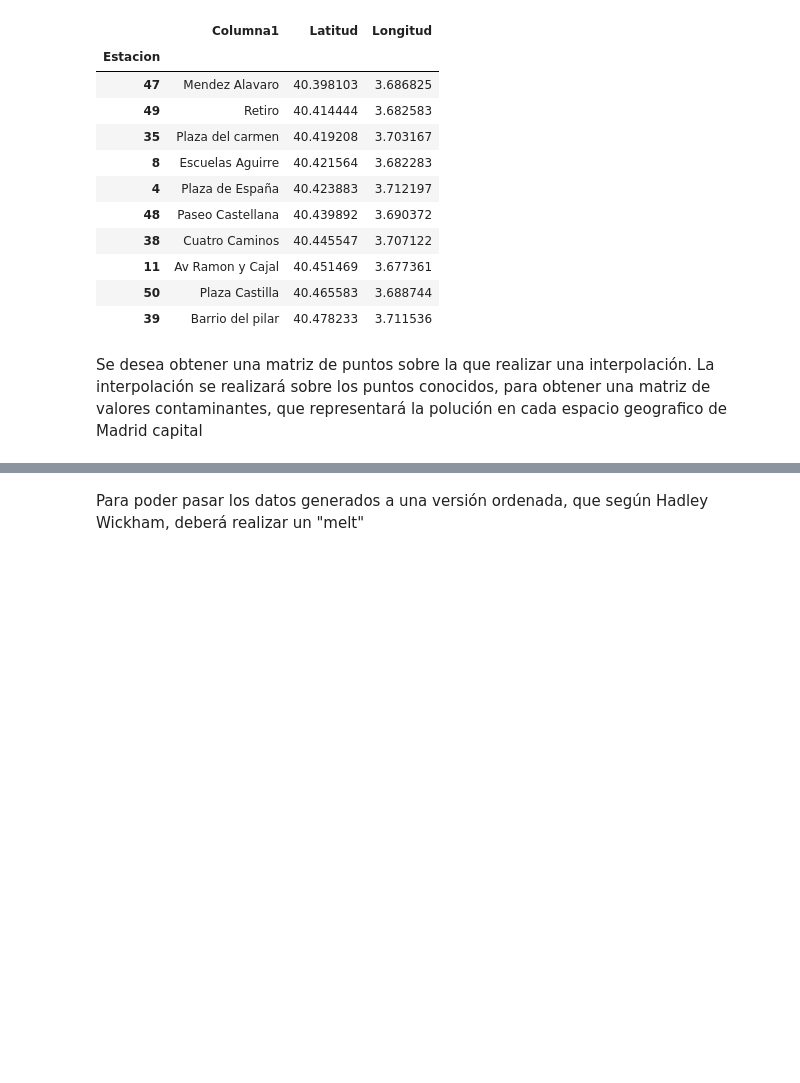
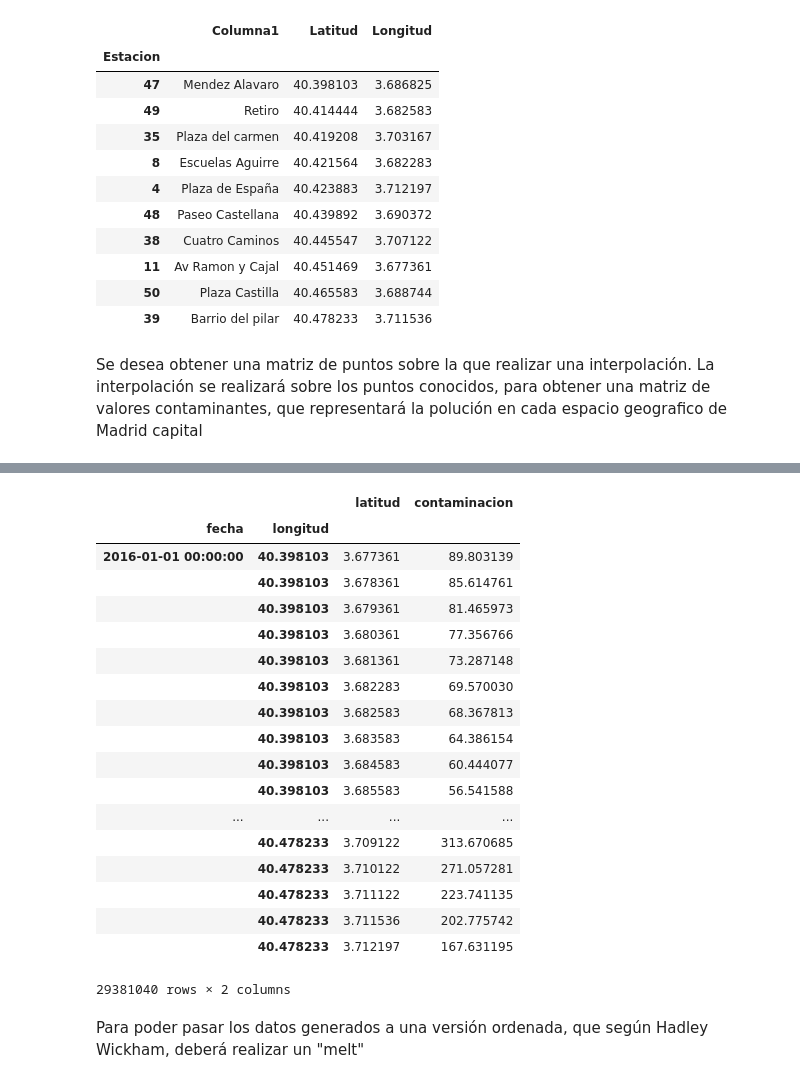
Before and after one commit to PeibolVL/TFM_MasterDataScience, a Jupyter notebook: Map_of_pollution.ipynb, the cells around one changed output, grey strips where cells are left out. Saved outputs shown, nothing was run; the diff lists cells and outputs as text; code cells hidden in the pictures; blank space fills up the shorter version.

```diff
--- a/Map_of_pollution.ipynb
+++ b/Map_of_pollution.ipynb
@@ -181,3 +223,25 @@ plt.show()
+# %%
+mapa2016
+# %% [output]
+|  |  | latitud | contaminacion |
+| fecha | longitud |  |  |
+| 2016-01-01 00:00:00 | 40.398103 | 3.677361 | 89.803139 |
+|  | 40.398103 | 3.678361 | 85.614761 |
+|  | 40.398103 | 3.679361 | 81.465973 |
+|  | 40.398103 | 3.680361 | 77.356766 |
+|  | 40.398103 | 3.681361 | 73.287148 |
+|  | 40.398103 | 3.682283 | 69.570030 |
+|  | 40.398103 | 3.682583 | 68.367813 |
+|  | 40.398103 | 3.683583 | 64.386154 |
+|  | 40.398103 | 3.684583 | 60.444077 |
+|  | 40.398103 | 3.685583 | 56.541588 |
+| ... | ... | ... | ... |
+|  | 40.478233 | 3.709122 | 313.670685 |
+|  | 40.478233 | 3.710122 | 271.057281 |
+|  | 40.478233 | 3.711122 | 223.741135 |
+|  | 40.478233 | 3.711536 | 202.775742 |
+|  | 40.478233 | 3.712197 | 167.631195 |
+29381040 rows × 2 columns
 # %% [markdown]
 Para poder pasar los datos generados a una versión ordenada, que según Hadley Wickham, deberá realizar un "melt"
 # %%
```
Also changed, not shown: parts of 12 cells of this notebook.
